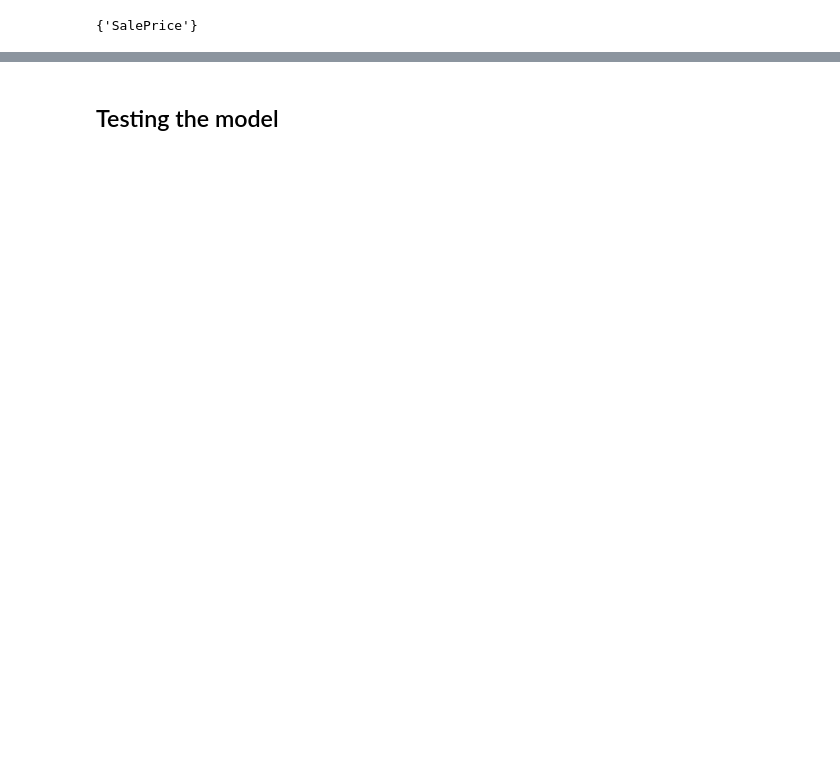
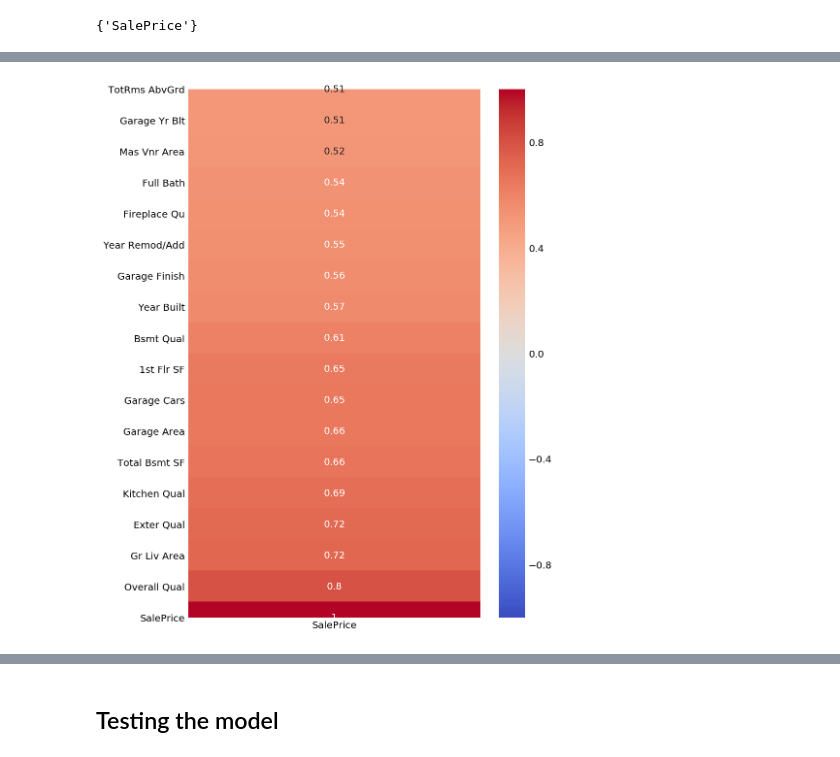
Before and after one commit to LexLau/Estimating_Housing_Sale_Prices_in_Ames, a Jupyter notebook: Ames Testing.ipynb, the cells around one changed output, grey strips where cells are left out. Cells and saved outputs as stored; diff of their text form; code cells hidden in the pictures; blank space fills up the shorter version.

Commit message:
Cleaned up Linear Regression and Ridge Regression, need to start LASSO regression, and ElasticNet

```diff
--- a/Ames Testing.ipynb
+++ b/Ames Testing.ipynb
@@ -415,0 +402,30 @@ df_test.shape
+# %%
+# We will keep all features above 0.5 correlation, exclude the features below 0.5 correlation.
+# Dropping each dummied nominal feature column
+
+for col in df_train.columns:
+    for nom in nominal_features:
+        if nom in col:
+            df_train.drop(columns = col, inplace = True)
+
+for col in df_test.columns:
+    for nom in nominal_features:
+        if nom in col:
+            df_test.drop(columns = col, inplace = True)
+# %%
+# Listing the remaining features to drop
+
+excluded_features = ['PID',
+
+#continuous features
+                     '2nd Flr SF', '3Ssn Porch', 'Bsmt Unf SF', 'BsmtFin SF 1', 'BsmtFin SF 2', 'Enclosed Porch',
+                     'Lot Area', 'Lot Frontage', 'Low Qual Fin SF', 'Misc Val', 'Open Porch SF', 'Pool Area',
+                     'Screen Porch', 'Wood Deck SF',
+# ordinal features
+                     'Bsmt Cond', 'Bsmt Exposure', 'BsmtFin Type 1', 'BsmtFin Type 2', 'Electrical', 'Exter Cond',
+                     'Fence', 'Functional', 'Garage Cond', 'Garage Qual', 'Land Slope', 'Lot Shape', 'Overall Cond',
+                     'Paved Drive', 'Pool QC', 'Utilities',
+
+# discrete features
+                     'Bedroom AbvGr', 'Bsmt Full Bath', 'Bsmt Half Bath', 'Fireplaces', 'Half Bath', 'Kitchen AbvGr',
+                     'Mo Sold', 'Yr Sold']
@@ -415,0 +457,10 @@ df_test.shape
+# %%
+plt.figure(figsize = (6, 10)) # this figsizes are in inches wide and tall
+# need to specify which column you want to sort by, even though there is only 1 column
+sns.heatmap(df_train.corr()[['SalePrice']].sort_values('SalePrice'),
+            cmap = 'coolwarm',
+            vmin = -1,
+            vmax = 1,
+            annot=True);
+# %% [output]
+[figure, added]
```
Also changed, not shown: parts of 51 cells of this notebook.
